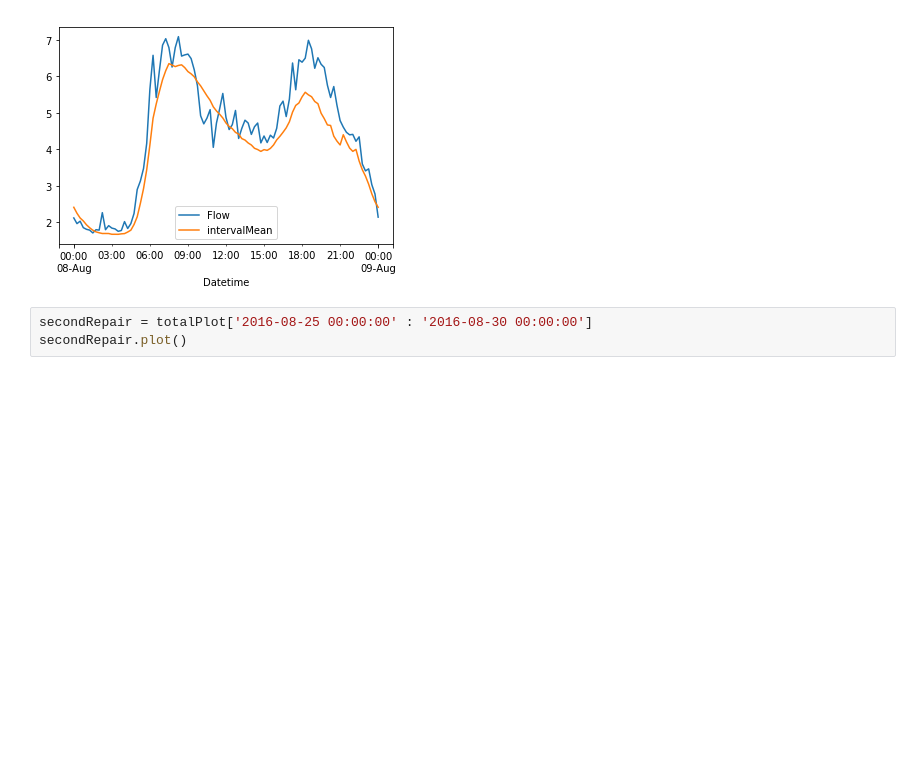
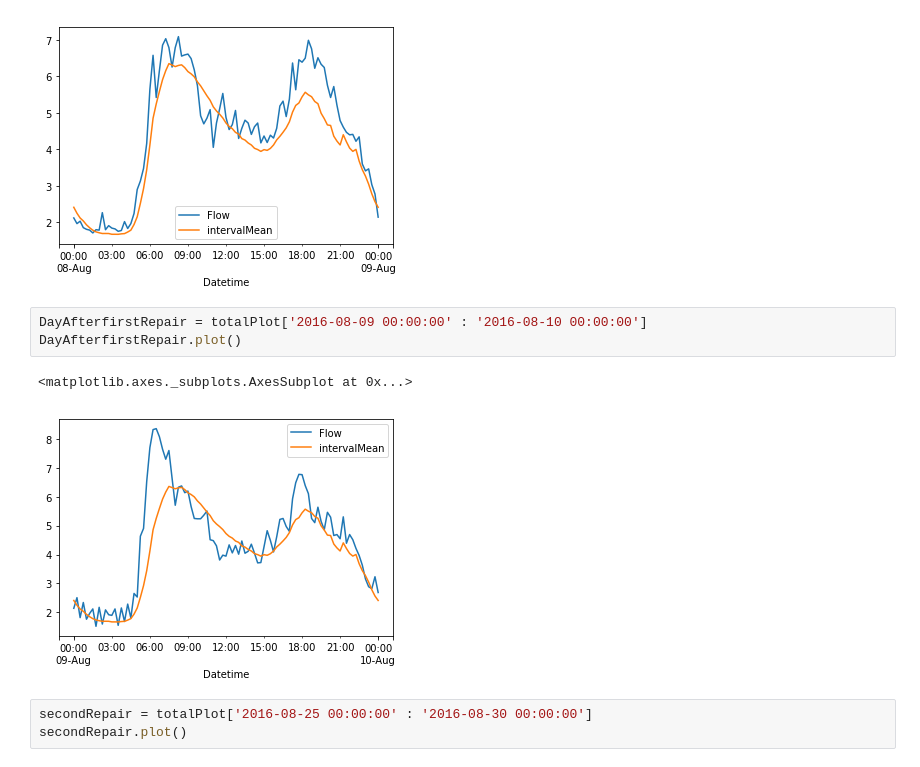
Before and after one commit to dicksonl/yorkshirewaterdatadive, a Jupyter notebook: JuneDataDive.ipynb, the cells around one changed output. Drawn from its saved outputs; the diff is of its cells as text; blank space fills up the shorter version.

Commit message:
updated chart

```diff
--- a/JuneDataDive.ipynb
+++ b/JuneDataDive.ipynb
@@ -143,6 +147,12 @@ DayBeforefirstRepair.plot()
 # %% [output]
 <matplotlib.axes._subplots.AxesSubplot at 0x...>
 [figure]
+# %%
+DayAfterfirstRepair = totalPlot['2016-08-09 00:00:00' : '2016-08-10 00:00:00']
+DayAfterfirstRepair.plot()
+# %% [output]
+<matplotlib.axes._subplots.AxesSubplot at 0x...>
+[figure, added]
 # %%
 secondRepair = totalPlot['2016-08-25 00:00:00' : '2016-08-30 00:00:00']
 secondRepair.plot()
```
Also changed, not shown: parts of 6 cells of this notebook.
